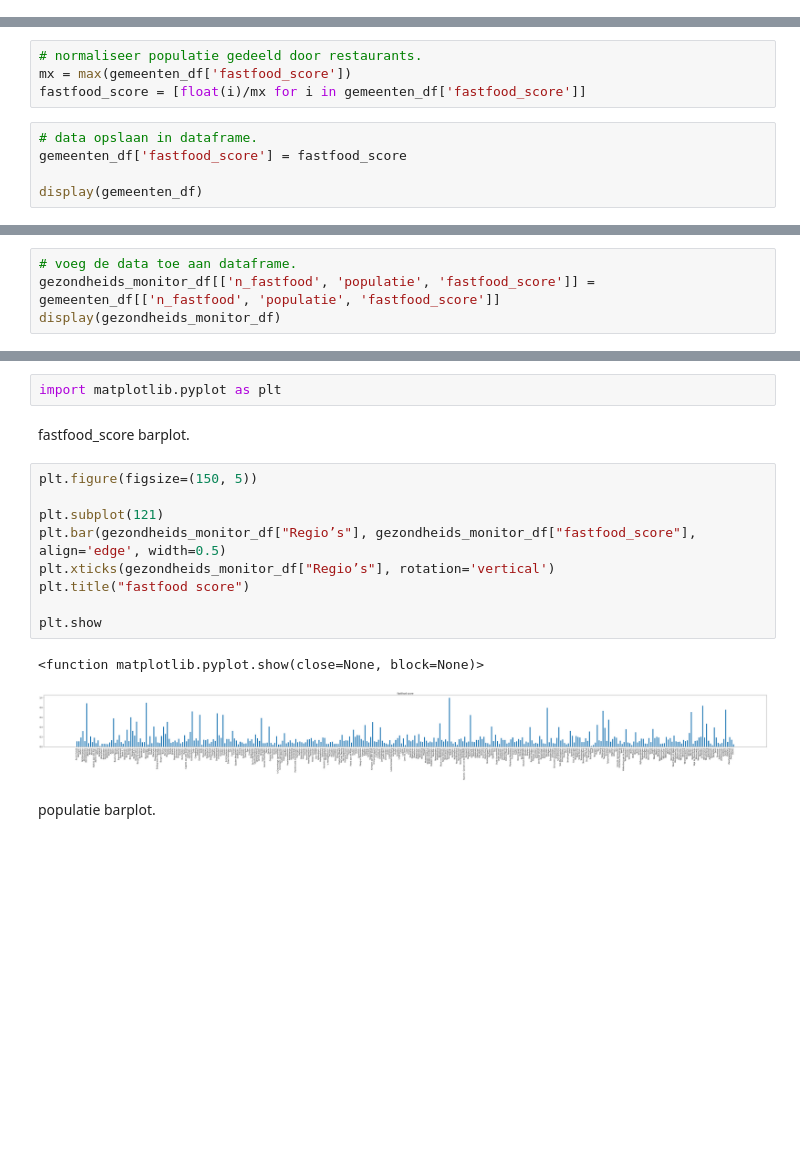
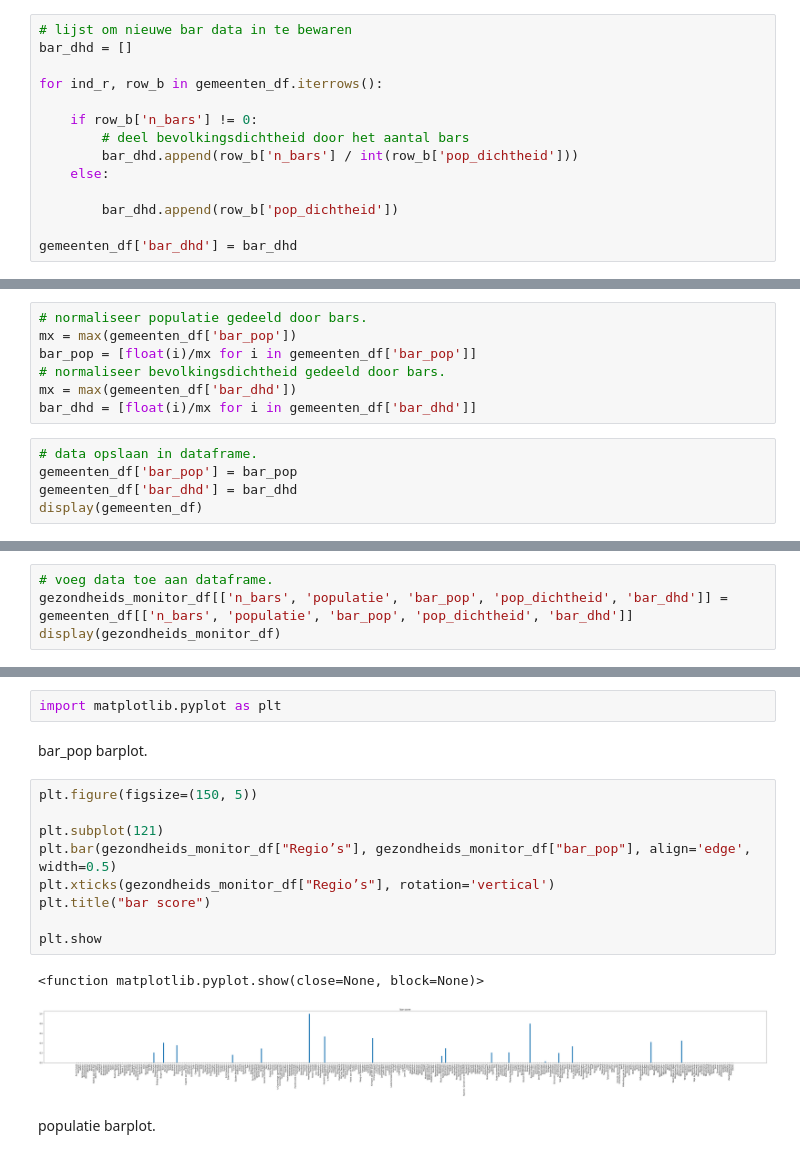
Before and after one commit to BB8-RIVM-2022/OpenStreetMap, a Jupyter notebook: openstreetmaps_bars_onderzoek_gemeenten.ipynb, the cells around one changed output, grey strips where cells are left out. Cells and saved outputs as stored; diff of their text form; blank space fills up the shorter version.

```diff
--- a/openstreetmaps_fastfood_onderzoek.ipynb
+++ b/openstreetmaps_bars_onderzoek_gemeenten.ipynb
@@ -138,12 +138,29 @@ Zundert
+# %%
+# lijst om nieuwe bar data in te bewaren
+bar_dhd = []
+
+for ind_r, row_b in gemeenten_df.iterrows():
+
+    if row_b['n_bars'] != 0:
+        # deel bevolkingsdichtheid door het aantal bars
+        bar_dhd.append(row_b['n_bars'] / int(row_b['pop_dichtheid']))
+    else:
+
+        bar_dhd.append(row_b['pop_dichtheid'])
+
+gemeenten_df['bar_dhd'] = bar_dhd
 # %% [markdown]
 ### normaliseer de berekende data
 # %%
-# normaliseer populatie gedeeld door restaurants.
-mx = max(gemeenten_df['fastfood_score'])
-fastfood_score = [float(i)/mx for i in gemeenten_df['fastfood_score']]
+# normaliseer populatie gedeeld door bars.
+mx = max(gemeenten_df['bar_pop'])
+bar_pop = [float(i)/mx for i in gemeenten_df['bar_pop']]
+# normaliseer bevolkingsdichtheid gedeeld door bars.
+mx = max(gemeenten_df['bar_dhd'])
+bar_dhd = [float(i)/mx for i in gemeenten_df['bar_dhd']]
 # %%
 # data opslaan in dataframe.
-gemeenten_df['fastfood_score'] = fastfood_score
-
+gemeenten_df['bar_pop'] = bar_pop
+gemeenten_df['bar_dhd'] = bar_dhd
 display(gemeenten_df)
 # %% [output]
@@ -181,8 +198,8 @@ display(gezondheids_monitor_df)
 | 342 | Zwolle | 2.1 | 52.1 | 45.8 | 34.8 | ... |
 343 rows × 9 columns
 # %%
-# voeg de data toe aan dataframe.
-gezondheids_monitor_df[['n_fastfood', 'populatie', 'fastfood_score']] = gemeenten_df[['n_fastfood', 'populatie', 'fastfood_score']]
+# voeg data toe aan dataframe.
+gezondheids_monitor_df[['n_bars', 'populatie', 'bar_pop', 'pop_dichtheid', 'bar_dhd']] = gemeenten_df[['n_bars', 'populatie', 'bar_pop', 'pop_dichtheid', 'bar_dhd']]
 display(gezondheids_monitor_df)
 # %% [output]
 |  | Regio’s | Ondergewicht (%) | Normaal gewicht (%) | Overgewicht (%) | Matig overgewicht (%) | ... |
@@ -218,19 +237,19 @@ gezondheids_monitor_df.corr()
 # %%
 import matplotlib.pyplot as plt
 # %% [markdown]
-fastfood_score barplot.
+bar_pop barplot.
 # %%
 plt.figure(figsize=(150, 5))
 
 plt.subplot(121)
-plt.bar(gezondheids_monitor_df["Regio’s"], gezondheids_monitor_df["fastfood_score"], align='edge', width=0.5)
+plt.bar(gezondheids_monitor_df["Regio’s"], gezondheids_monitor_df["bar_pop"], align='edge', width=0.5)
 plt.xticks(gezondheids_monitor_df["Regio’s"], rotation='vertical')
-plt.title("fastfood score")
+plt.title("bar score")
 
 plt.show
 # %% [output]
 <function matplotlib.pyplot.show(close=None, block=None)>
-[figure, old version]
+[figure, new version]
 # %% [markdown]
 populatie barplot.
 # %%
```
Also changed, not shown: parts of 25 cells of this notebook, 3 other files.
